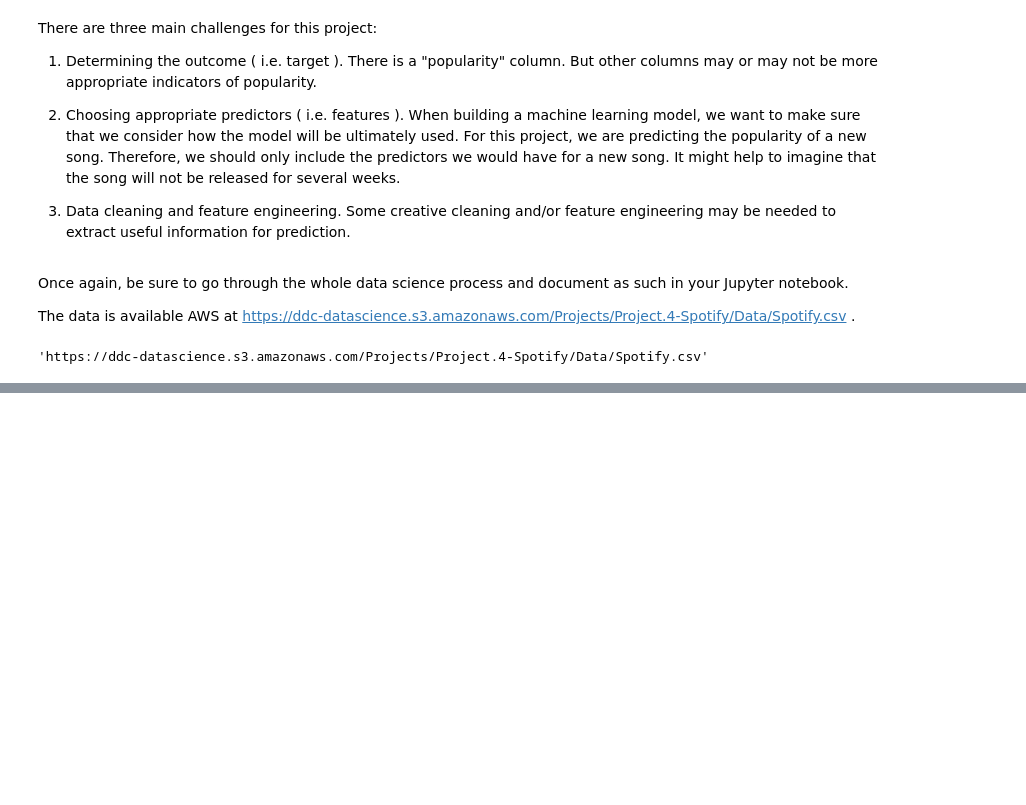
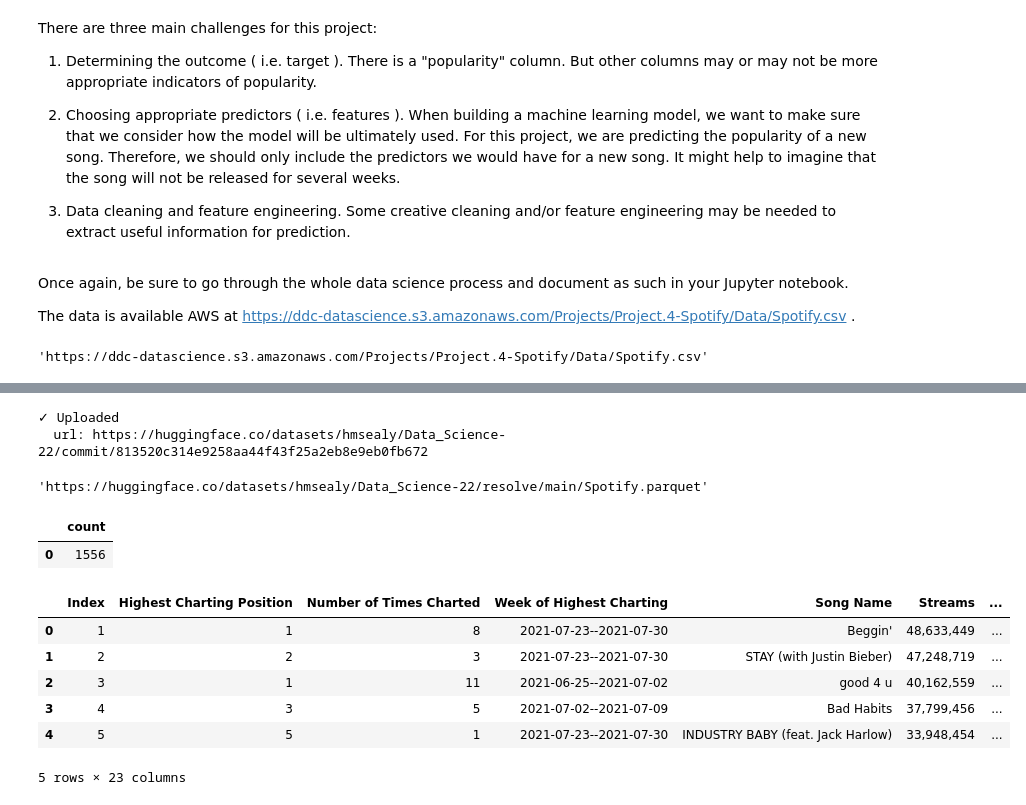
Before and after one commit to cnmi-ds-22/hmsealy___Data-Science-Portofolio-C22-, a Jupyter notebook: Modules/Module_4_Tree_Based_Methods/Projects/Instructions/Project.4-Spotify/Spotify.Pass-07.ipynb, the cells around one changed output, grey strips where cells are left out. Saved outputs shown, nothing was run; the diff lists cells and outputs as text; code cells hidden in the pictures; blank space fills up the shorter version.

```diff
--- a/Modules/Module_4_Tree_Based_Methods/Projects/Instructions/Project.4-Spotify/Spotify.Pass-07.ipynb
+++ b/Modules/Module_4_Tree_Based_Methods/Projects/Instructions/Project.4-Spotify/Spotify.Pass-07.ipynb
@@ -36,0 +118,28 @@ ls -la
+# %%
+print(hf_upload.stdout)
+# %% [output]
+✓ Uploaded
+  url: https://huggingface.co/datasets/hmsealy/Data_Science-22/commit/813520c314e9258aa44f43f25a2eb8e9eb0fb672
+# %%
+hf_url = f"https://huggingface.co/datasets/{hf_account}/{hf_repo}/resolve/main/{hf_file}"
+hf_url
+# %% [output]
+'https://huggingface.co/datasets/hmsealy/Data_Science-22/resolve/main/Spotify.parquet'
+# %%
+# Row count from the remote file
+duckdb.sql(f'select count(1) as count from "{hf_url}"').df()
+# %% [output]
+|  | count |
+| 0 | 1556 |
+# %%
+# Load into pandas for the rest of Pass 7
+spotify_df = duckdb.sql(f'select * from "{hf_url}"').df()
+spotify_df.head()
+# %% [output]
+|  | Index | Highest Charting Position | Number of Times Charted | Week of Highest Charting | Song Name | Streams | ... |
+| 0 | 1 | 1 | 8 | 2021-07-23--2021-07-30 | Beggin' | 48,633,449 | ... |
+| 1 | 2 | 2 | 3 | 2021-07-23--2021-07-30 | STAY (with Justin Bieber) | 47,248,719 | ... |
+| 2 | 3 | 1 | 11 | 2021-06-25--2021-07-02 | good 4 u | 40,162,559 | ... |
+| 3 | 4 | 3 | 5 | 2021-07-02--2021-07-09 | Bad Habits | 37,799,456 | ... |
+| 4 | 5 | 5 | 1 | 2021-07-23--2021-07-30 | INDUSTRY BABY (feat. Jack Harlow) | 33,948,454 | ... |
+5 rows × 23 columns
```
Also changed, not shown: parts of 14 cells of this notebook.
